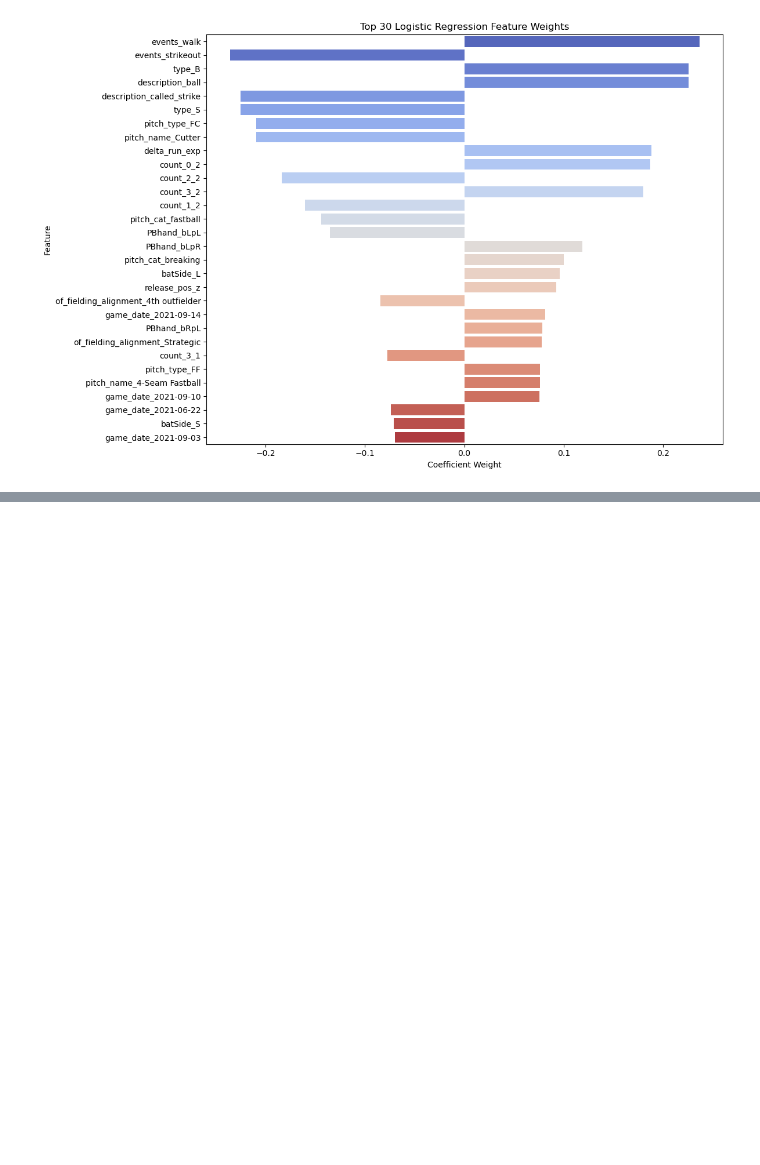
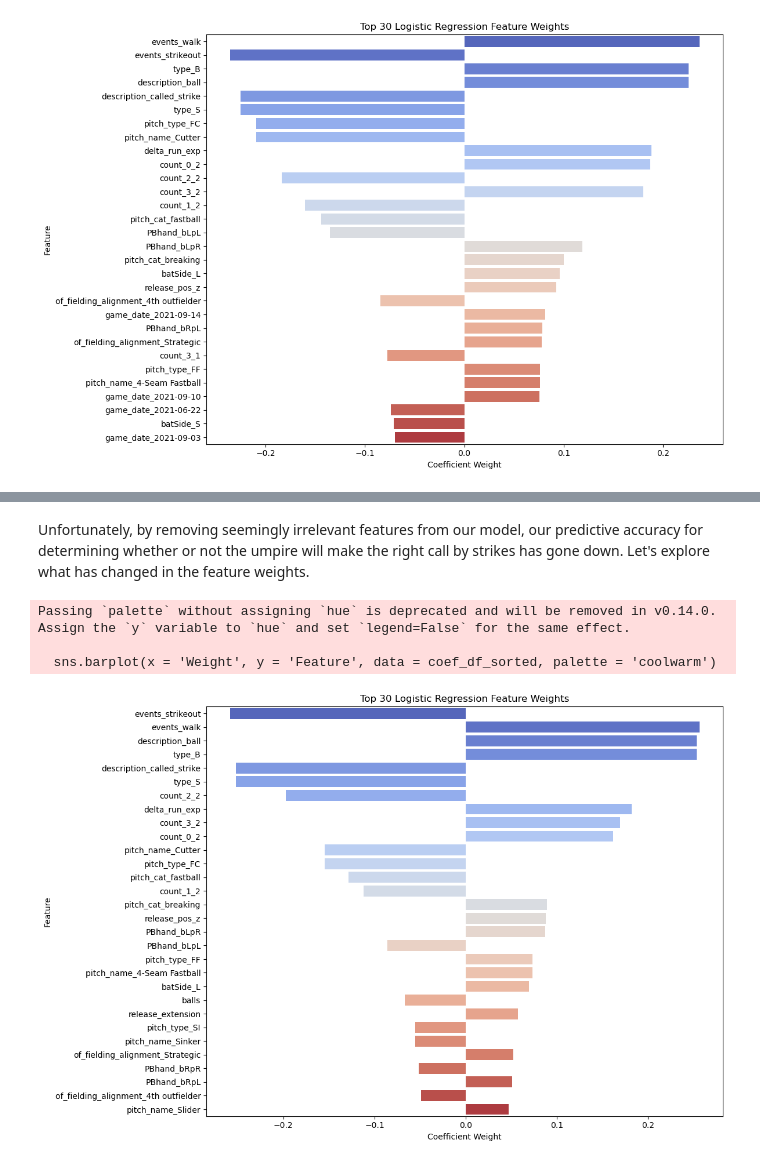
Before and after one commit to ctkatz/ML_project, a Jupyter notebook: ryan.ipynb, the cells around one changed output, grey strips where cells are left out. Cells and saved outputs as stored; diff of their text form; code cells hidden in the pictures; blank space fills up the shorter version.

Commit message:
second pass model

```diff
--- a/ryan.ipynb
+++ b/ryan.ipynb
@@ -405,0 +410,16 @@ Passing `palette` without assigning `hue` is deprecated and will be removed in v
+# %%
+all_quant_cols_pi = [  # only numerical features that don't show where the pitch ends up
+    'release_speed', 'release_pos_x', 'release_pos_z','balls', 'strikes',
+    'outs_when_up', 'inning',
+    'vx0', 'vy0', 'vz0', 'ax', 'ay', 'az', 'release_spin_rate', 'release_extension',
+    'release_pos_y', 'at_bat_number', 'pitch_number', 'home_score', 'away_score', 'bat_score',
+    'fld_score', 'post_away_score', 'post_home_score', 'post_bat_score',
+    'post_fld_score', 'spin_axis', 'delta_run_exp', 'delta_home_win_exp', 'has_event' #took out zone
+]
+
+all_qual_cols_pi = [ # only qualitiative features that don't show where the pitch ends up
+    'pitch_type', 'events', 'description', 'game_type',
+ 'stand', 'p_throws', 'type', 'inning_topbot', 'pitch_name',
+ 'if_fielding_alignment', 'of_fielding_alignment', 'count', 'PBhand', 'pitch_cat',
+  'batSide',  #took out strike zone, game date, and des
+]
@@ -405,0 +507,35 @@ Passing `palette` without assigning `hue` is deprecated and will be removed in v
+# %% [markdown]
+Unfortunately, by removing seemingly irrelevant features from our model, our predictive accuracy for determining whether or not the umpire will make the right call by strikes has gone down. Let's explore what has changed in the feature weights.
+# %%
+# Get the ecoded column names
+ohe = clf.named_steps['preprocessor'].named_transformers_['cat'].named_steps['encoder']
+ohe_feature_names = ohe.get_feature_names_out(qual_cols)
+
+#combine numeric and encoded categorical feature names
+feature_names = quant_cols + list(ohe_feature_names)
+
+# Collect matching coefficents
+coefficients = clf.named_steps['classifier'].coef_[0]
+
+# Put coefficients into a DataFrame
+coef_df = pd.DataFrame({
+    'Feature': feature_names,
+    'Weight': coefficients})
+
+# Sort by absolute value weight
+coef_df['abs_weight']= coef_df['Weight'].abs()
+coef_df_sorted = coef_df.sort_values(by = 'abs_weight', ascending = False).head(30)  # top 30 most important
+
+#Plot
+plt.figure(figsize = (12, 8))
+sns.barplot(x = 'Weight', y = 'Feature', data = coef_df_sorted, palette = 'coolwarm')
+plt.title('Top 30 Logistic Regression Feature Weights')
+plt.xlabel('Coefficient Weight')
+plt.ylabel('Feature')
+plt.tight_layout()
+plt.show()
+# %% [output]
+Passing `palette` without assigning `hue` is deprecated and will be removed in v0.14.0. Assign the `y` variable to `hue` and set `legend=False` for the same effect.
+
+  sns.barplot(x = 'Weight', y = 'Feature', data = coef_df_sorted, palette = 'coolwarm')
+[figure, added]
```
Also changed, not shown: parts of 8 cells of this notebook.
